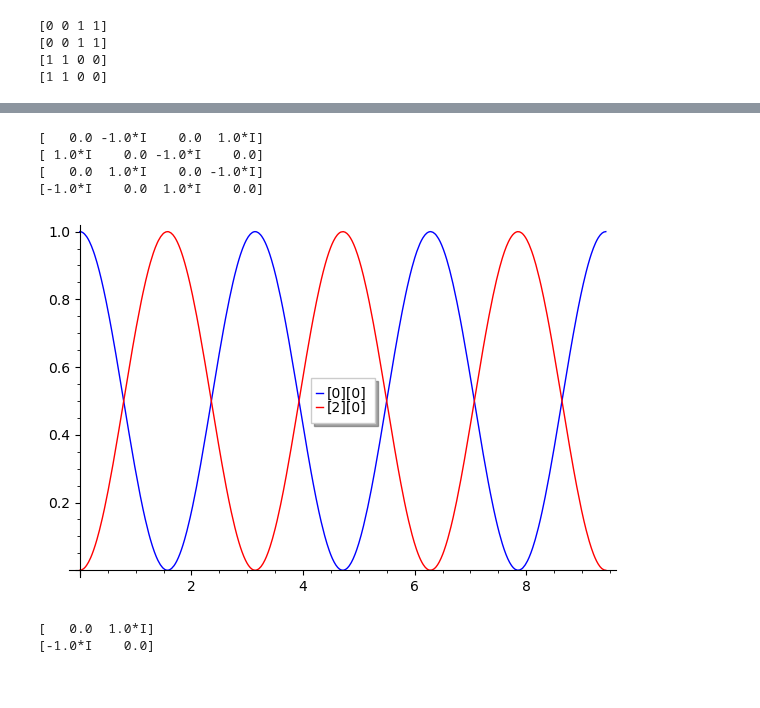
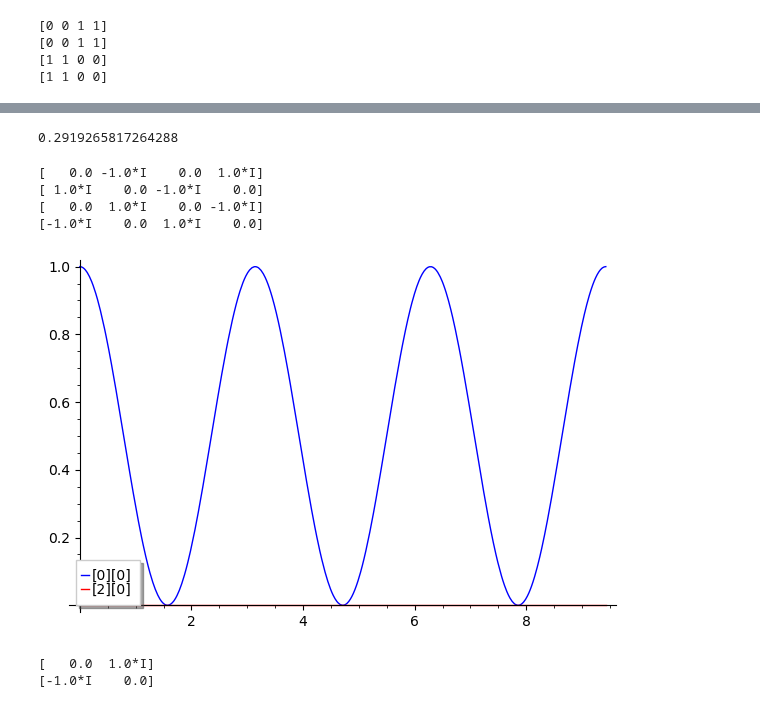
Before and after one commit to EmilyMWright/FUSRP-2021-Quantum-Walks, a Jupyter notebook: Adjancency_Matrix_Functions.ipynb, the cells around one changed output, grey strips where cells are left out. Drawn from its saved outputs; the diff is of its cells as text; code cells hidden in the pictures.

Commit message:
Fixes transfer function (to have negative i)

```diff
--- a/Adjancency_Matrix_Functions.ipynb
+++ b/Adjancency_Matrix_Functions.ipynb
@@ -61,19 +61,8 @@ def idempotents(A):
 ################################################################################
 
 def transfer(A, t):
-    if not matrix(A).is_hermitian():
-        print("A is not Hermitian")
-        return []
-    idems, evals = idempotents(A)
-    # Number of eigenvectors
-    A = np.matrix(A)
-    n = len(A)
-    # Zero matrix
-    U = matrix(n, n, 0)
-    for i in range(len(idems)):
-        # Updates transder matrix
-        U = U + exp(I*t*evals[i])*idems[i]
-    return U
+    A = matrix(A)
+    return matrix(exp(-1*I*t*A))
 # %%
 # Example usage for C6
 AC6 = matrix([[0,0,1,0,0,1],[0,0,0,1,1,0],[1,0,0,0,1,0],[0,1,0,0,0,1],[0,1,1,0,0,0],[1,0,0,1,0,0]])
@@ -175,27 +173,27 @@ Idempotent for 2
 
 def transfer_at_time_r(A,t,i,j):
     U = transfer(A,t)
-    if U[i][j].real() < 0.00001:
+    if abs(U[i][j].real()) < 0.00001:
         return 0
     return U[i][j].real()
 
 ################################################################################
-# Function: transfer_at_time_a                                                 #
+# Function: transfer_at_time_i                                                 #
 #                                                                              #
-# Purpose: find absolute value of transfer matrix at specific time and index   #
+# Purpose: find imaginary part of transfer matrix at specific time and index   #
 #                                                                              #
 # Arguments:                                                                   #
 #   A        Hermitian sage or numpy matrix     adjacency matrix/Hamiltonian   #
 #   i        integer                            row number                     #
 #   j        integer                            column number                  #
 #                                                                              #
-# Returns: absolute value of U(t) at index [i][j]                              #
+# Returns: imaginary part of U(t) at index [i][j]                              #
 #                                                                              #
 ################################################################################
 
 def transfer_at_time_i(A,t,i,j):
     U = transfer(A,t)
-    if U[i][j].imag() < 0.00001:
+    if abs(U[i][j].imag()) < 0.00001:
         return 0
     return U[i][j].imag()
 
@@ -218,6 +216,10 @@ def transfer_at_time_a(A,t,i,j):
     if U[i][j].abs() < 0.00001:
         return 0
     return U[i][j].abs()
+# %%
+transfer_at_time_r(DC4,1,0,0)
+# %% [output]
+0.2919265817264288
 # %%
 # Example usage for directed C4 matrix
 DC4 = np.matrix([[0,-1j,0,1j],[1j, 0, -1j, 0],[0,1j,0,-1j],[-1j,0,1j,0]]); matrix(DC4)
@@ -229,8 +231,8 @@ DC4 = np.matrix([[0,-1j,0,1j],[1j, 0, -1j, 0],[0,1j,0,-1j],[-1j,0,1j,0]]); matri
 # %%
 # Plots real part of U(t) for matrix DC4 from time 0 to 3pi at entry [0][0]
 PDC400 = plot(transfer_at_time_r(DC4,x,0,0),0,3*np.pi, legend_label="[0][0]")
 # Plots real part of U(t) for matrix DC4 from time 0 to 3pi at entry [2][0]
-PDC420 = plot(transfer_at_time_r(DC4,x,2,0),0,3*np.pi, color="red", legend_label="[2][0]")
+PDC420 = plot(transfer_at_time_i(DC4,x,2,0),0,3*np.pi, color="red", legend_label="[2][0]")
 PDC400 + PDC420
 # %% [output]
-[figure, old version]
+[figure, new version]
```
Also changed, not shown: parts of 11 cells of this notebook.
